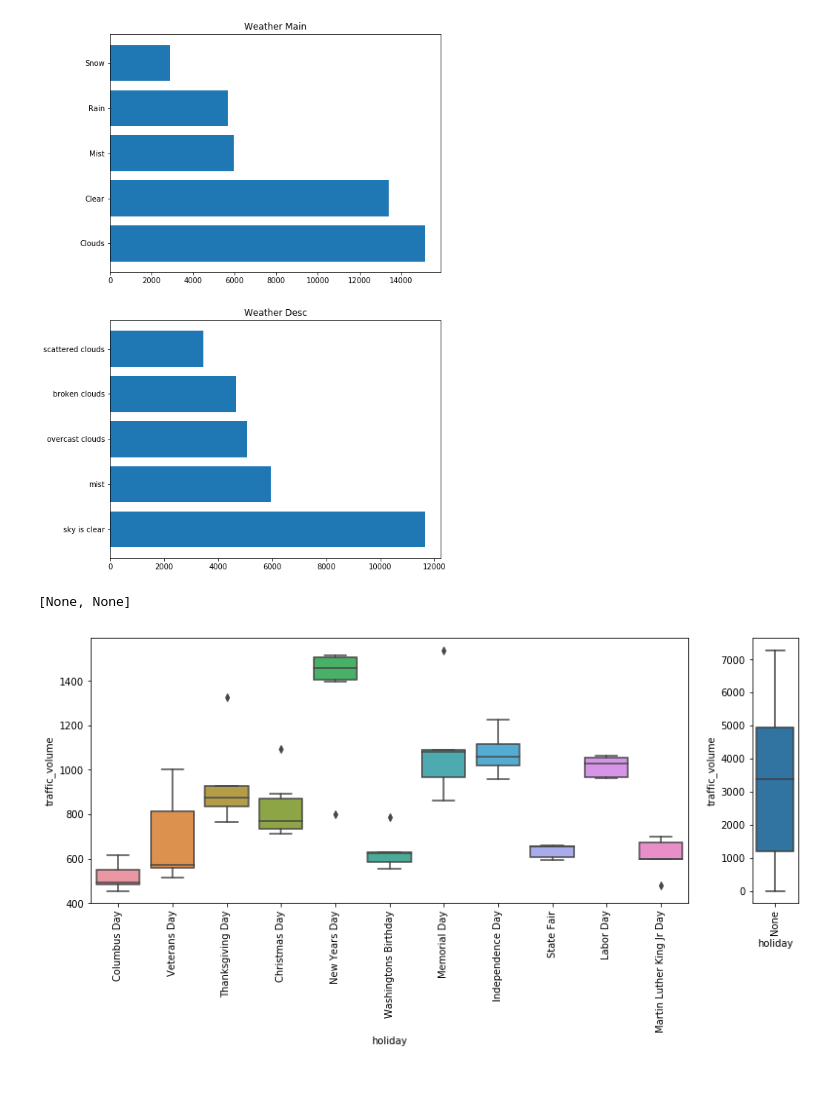
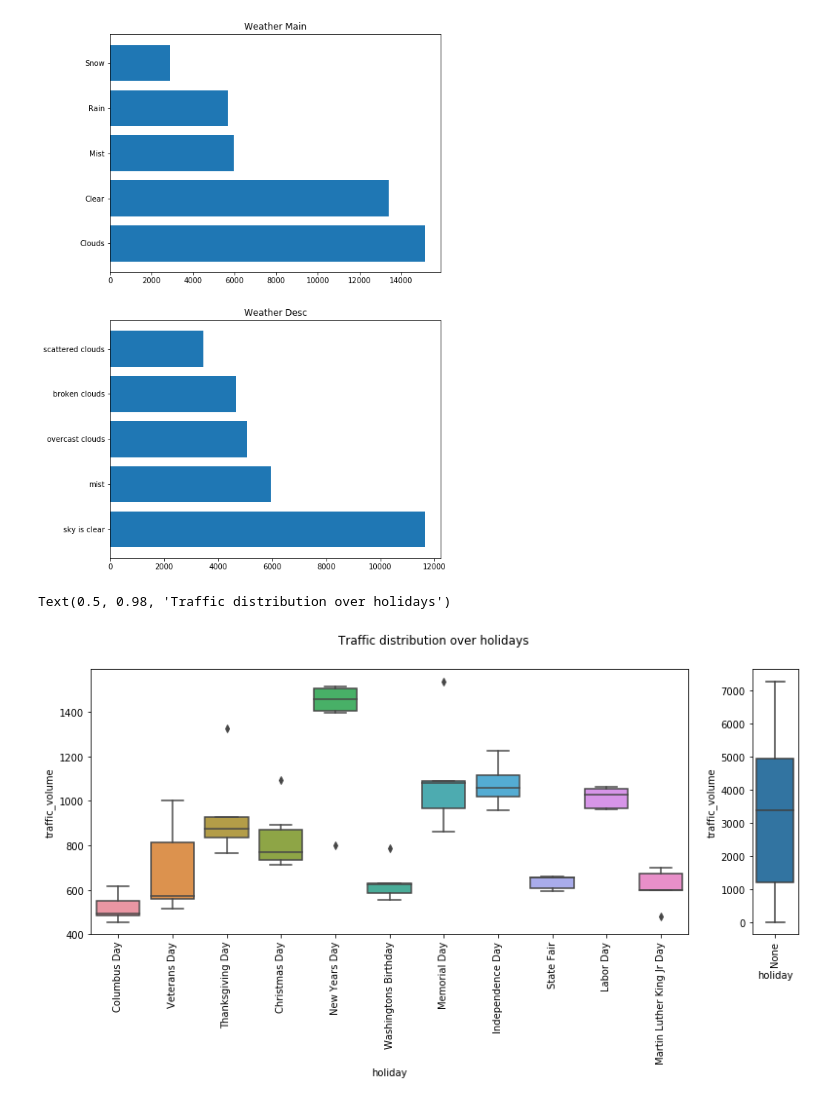
Before and after one commit to shobhitshah/metro-interstate-traffic, a Jupyter notebook: scripts/metro-interstate-traffic.ipynb, the cells around one changed output. Cells and saved outputs as stored; diff of their text form; code cells hidden in the pictures.

```diff
--- a/scripts/metro-interstate-traffic.ipynb
+++ b/scripts/metro-interstate-traffic.ipynb
@@ -50,28 +69,30 @@ plt.show()
 # %%
 # Plot figure with subplots of different sizes
 fig = plt.figure(figsize=(13,5))
 # set up subplot grid
 #gridspec.GridSpec(15, 12)
 
 rows=1
 columns=13 # 11 holidays + 1 no holiday (None) + 1 for labels
 # large subplot
 plt.subplot2grid((rows,columns), (0,0), colspan=11, rowspan=rows)
 ax=sns.boxplot(
     x='holiday',
     y='traffic_volume',
     data=train[train["holiday"] != "None"],
 )
 plt.setp(ax.get_xticklabels(), rotation=90)
 
-# small subplot 1
+# small subplot
 plt.subplot2grid((rows,columns), (0, columns-1), rowspan=rows)
 ax=sns.boxplot(
     x='holiday',
     y='traffic_volume',
     data=train[train["holiday"] == "None"],
 )
 plt.setp(ax.get_xticklabels(), rotation=90)
+
+fig.suptitle("Traffic distribution over holidays")
 # %% [output]
-[None, None]
+Text(0.5, 0.98, 'Traffic distribution over holidays')
-[figure, old version]
+[figure, new version]
```
Also changed, not shown: parts of 47 cells of this notebook.
